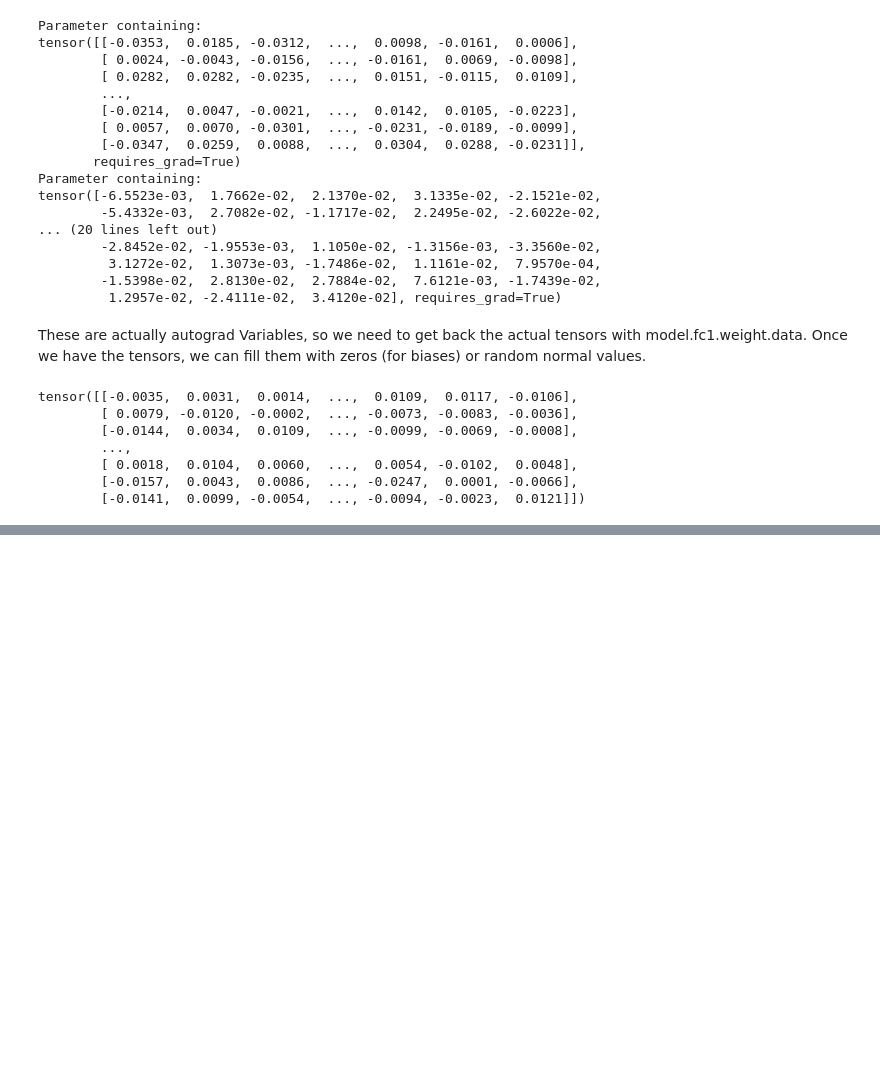
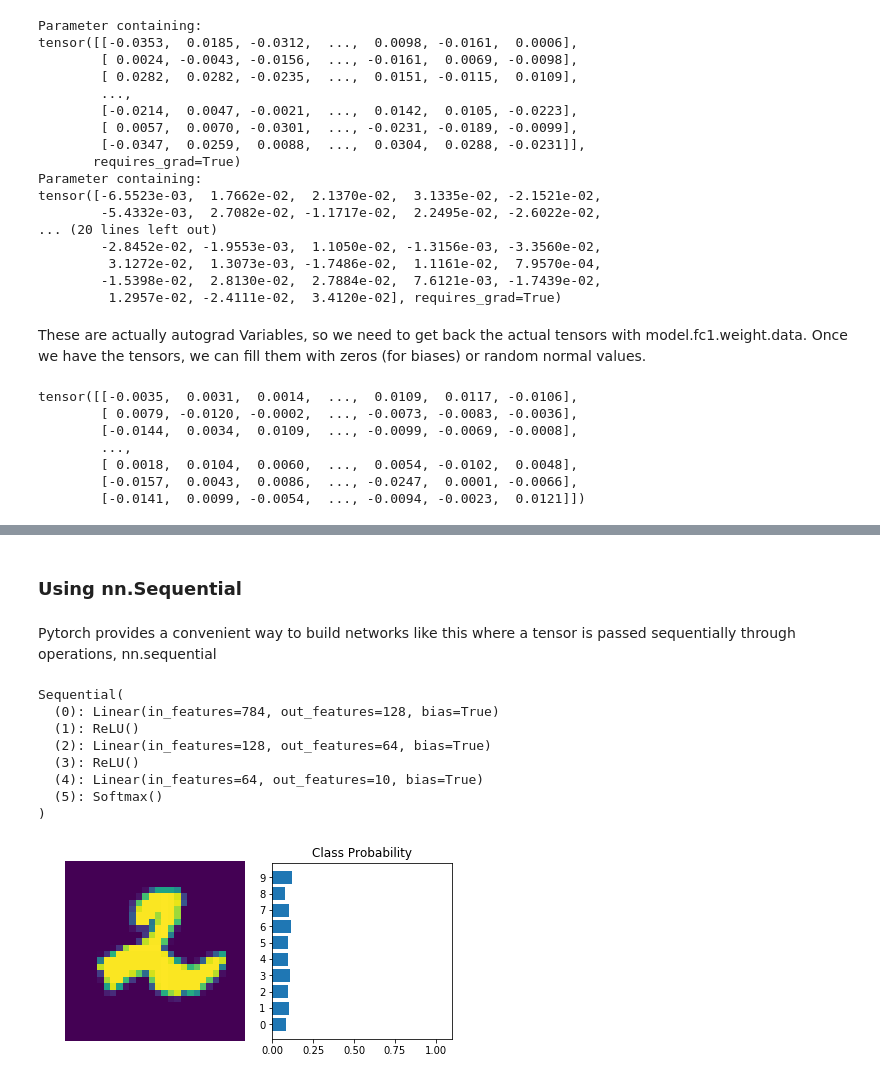
Before and after one commit to biplabku/PyTochChallenge, a Jupyter notebook: neural_network.ipynb, the cells around one changed output, grey strips where cells are left out. Cells and saved outputs as stored; diff of their text form; code cells hidden in the pictures; blank space fills up the shorter version.

Commit message:
Feat - Update. Finishing the model creation

```diff
--- a/neural_network.ipynb
+++ b/neural_network.ipynb
@@ -276,0 +373,35 @@ AttributeError: module 'helper' has no attribute 'view_classify'
+# %% [markdown]
+### Using nn.Sequential
+# %% [markdown]
+Pytorch provides a convenient way to build networks like this where a tensor is passed sequentially through operations, nn.sequential
+# %%
+# Hyperparamters for our network
+input_size = 784
+hidden_sizes = [128, 64]
+output_size = 10
+
+# Build a feed-forward network
+model = nn.Sequential(nn.Linear(input_size, hidden_sizes[0]),
+                     nn.ReLU(),
+                     nn.Linear(hidden_sizes[0], hidden_sizes[1]),
+                     nn.ReLU(),
+                     nn.Linear(hidden_sizes[1], output_size),
+                     nn.Softmax(dim = 1)
+                     )
+print(model)
+
+# forward pass through the network and display output
+images, labels = next(iter(trainloader))
+images.resize_(images.shape[0], 1, 784)
+ps = model.forward(images[0,:])
+view_classify(images[0].view(1,28,28), ps)
+# %% [output]
+Sequential(
+  (0): Linear(in_features=784, out_features=128, bias=True)
+  (1): ReLU()
+  (2): Linear(in_features=128, out_features=64, bias=True)
+  (3): ReLU()
+  (4): Linear(in_features=64, out_features=10, bias=True)
+  (5): Softmax()
+)
+[figure, added]
```
Also changed, not shown: parts of 8 cells of this notebook.
